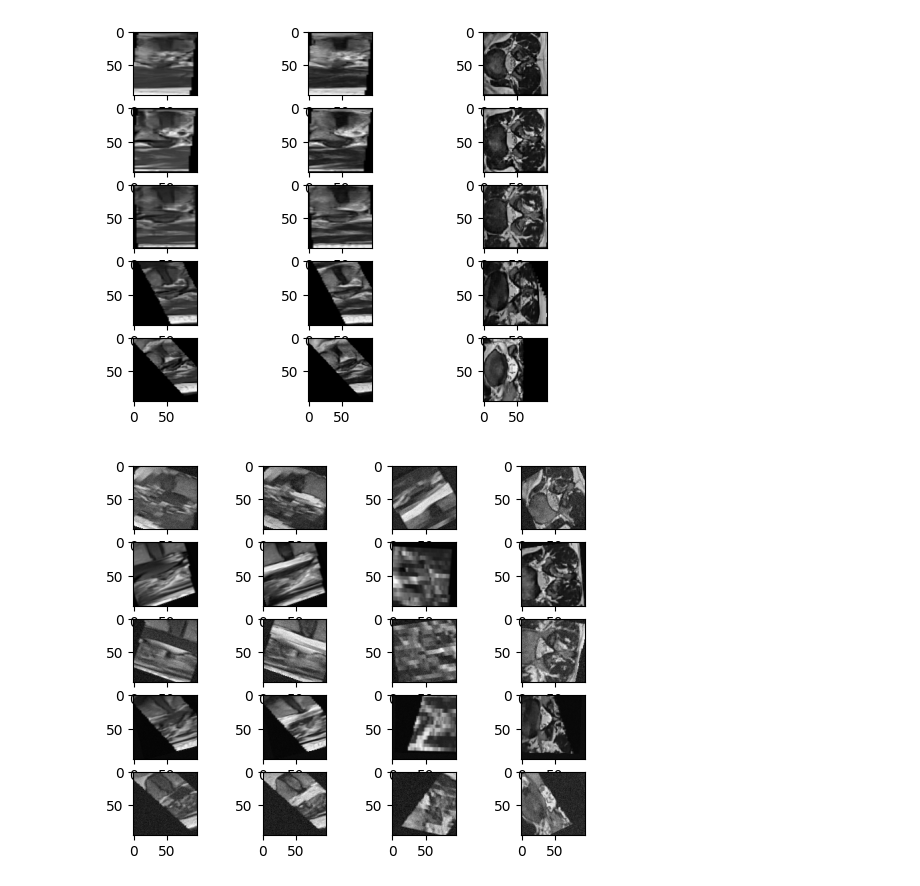
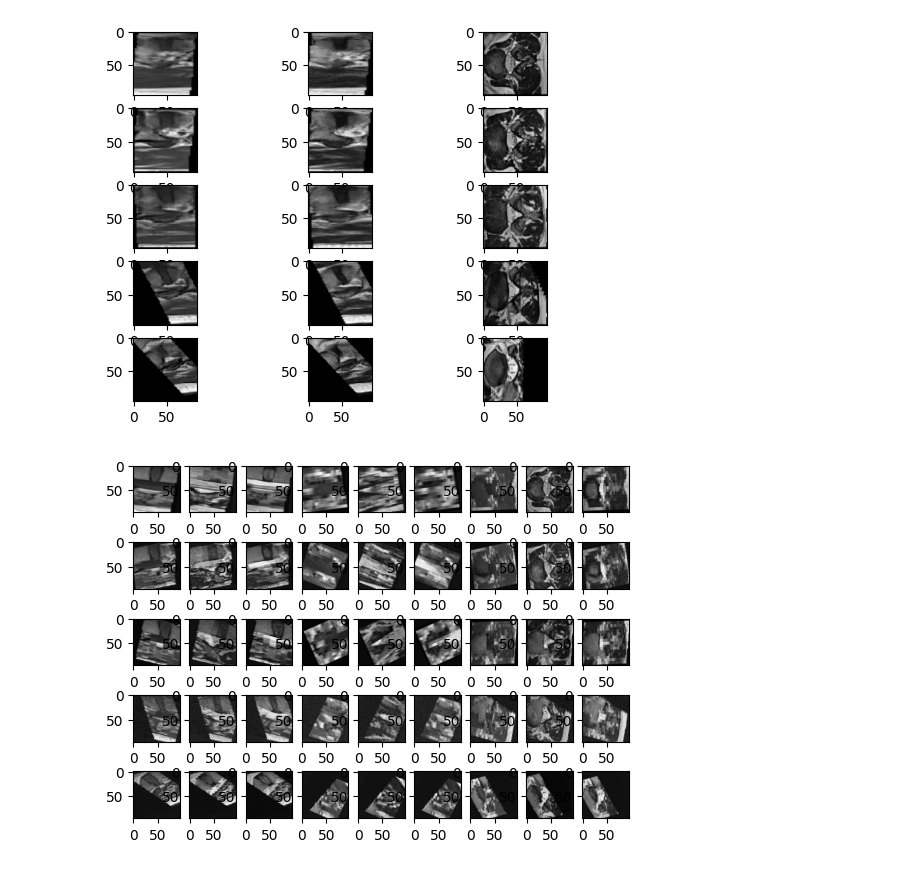
Before and after one commit to IDoCodingStuffs/rsna_2024, a Jupyter notebook: 3d_modeling/pc_loading.ipynb, the cells around one changed output. Saved outputs shown, nothing was run; the diff lists cells and outputs as text; code cells hidden in the pictures.

```diff
--- a/3d_modeling/pc_loading.ipynb
+++ b/3d_modeling/pc_loading.ipynb
@@ -113,39 +113,44 @@ tf = tio.Compose([
     tio.RescaleIntensity((0, 1)),
 ])
 # %%
-f, axs = plt.subplots(5, 4)
+f, axs = plt.subplots(5, 9)
 
 for i in range(index * 5, (index + 1) * 5):
     row = bounding_boxes.iloc[i]
     level = row['level'].replace("/", "").lower()
     min_bound = np.array([row['x_min'], row['y_min'], row['z_min']])
     max_bound = np.array([row['x_max'], row['y_max'], row['z_max']])
 
     row_1 = coords.iloc[i]
     row_2 = coords.iloc[i + 1]
 
     #level = (row_1['level'].str + "_" + row_2["level"].str).lower()
     pt1 = np.array([row_1['x'], row_1['y'], row_1['z']])
     pt2 = np.array([row_2['x'], row_2['y'], row_2['z']])
 
     grid = read_vertebral_level_as_voxel_grid_nonaligned(
         f"../data/rsna-2024-lumbar-spine-degenerative-classification/train_images/{row_1['study_id']}",
         vertebral_level=level,
         center_point_pair=(pt1,pt2),
         min_bound=min_bound,
         max_bound=max_bound,
         series_type_dict=series_descs,
         voxel_size=(96, 96, 96),
         caching=True
     )
 
     grid = tf(grid.astype(np.float32))
 
     axs[i % 5, 0].imshow(grid[0, 48], cmap="gray")
-    axs[i % 5, 1].imshow(grid[2, 48], cmap="gray")
-    axs[i % 5, 2].imshow(grid[2, :, 48], cmap="gray")
-    axs[i % 5, 3].imshow(grid[1, :, :, 48], cmap="gray")
+    axs[i % 5, 1].imshow(grid[1, 48], cmap="gray")
+    axs[i % 5, 2].imshow(grid[2, 48], cmap="gray")
+    axs[i % 5, 3].imshow(grid[0,:, 48], cmap="gray")
+    axs[i % 5, 4].imshow(grid[1,:, 48], cmap="gray")
+    axs[i % 5, 5].imshow(grid[2,:, 48], cmap="gray")
+    axs[i % 5, 6].imshow(grid[0,:,:, 48], cmap="gray")
+    axs[i % 5, 7].imshow(grid[1,:,:, 48], cmap="gray")
+    axs[i % 5, 8].imshow(grid[2,:,:, 48], cmap="gray")
 
 plt.show()
 # %% [output]
-[figure, old version]
+[figure, new version]
```
Also changed, not shown: parts of 1 cell of this notebook, 1 other file.
